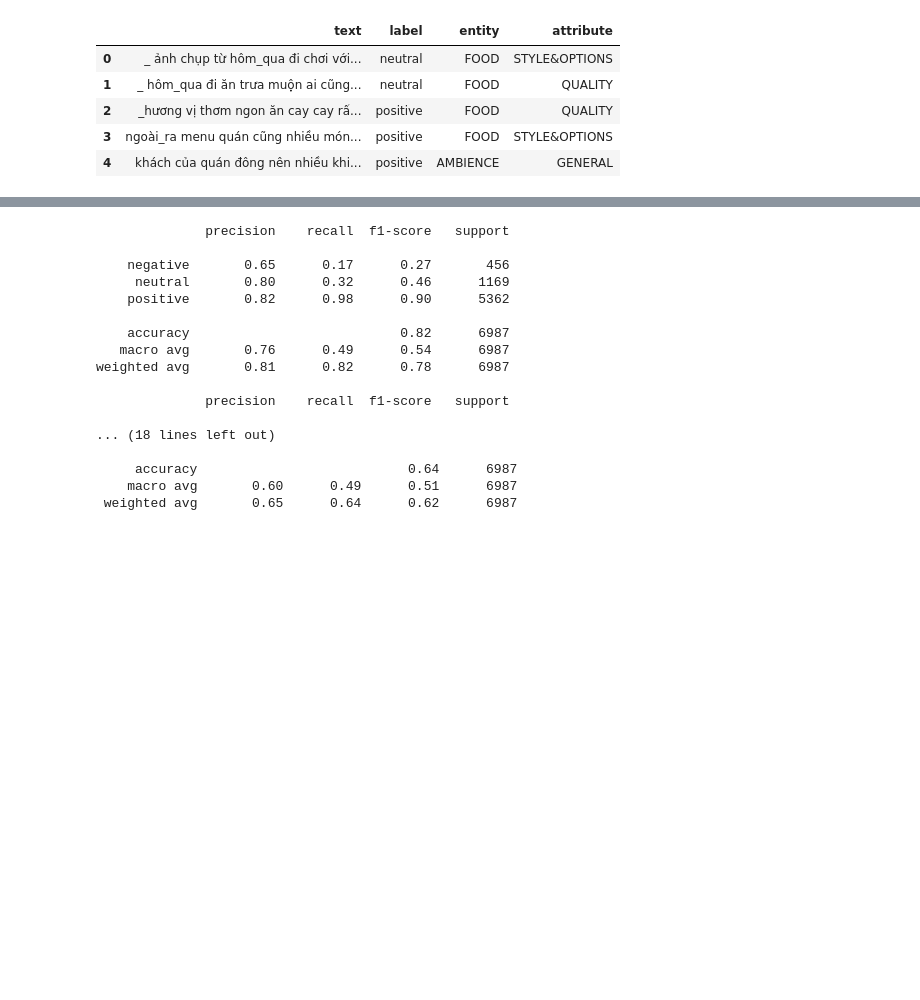
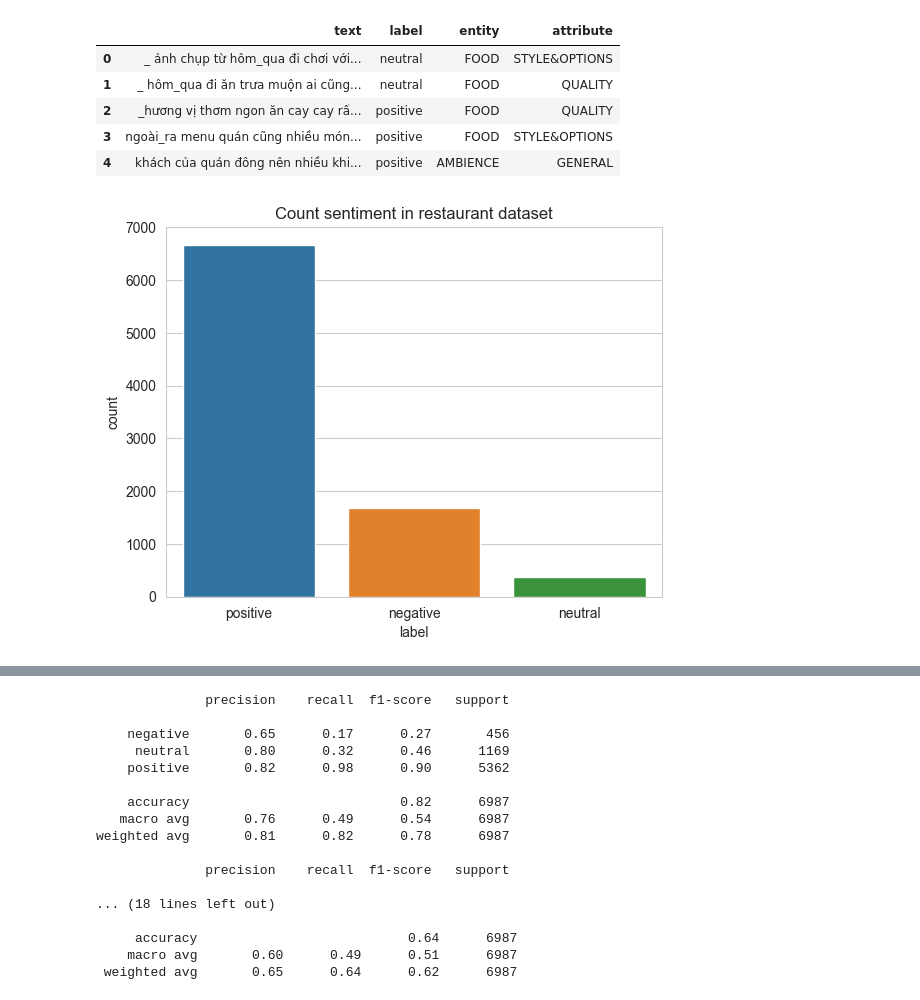
Before and after one commit to 4ursmile/Aspect-Sentiment-Analysis, a Jupyter notebook: Assignment_1-group_4.ipynb, the cells around one changed output, grey strips where cells are left out. Drawn from its saved outputs; the diff is of its cells as text; code cells hidden in the pictures; blank space fills up the shorter version.

```diff
--- a/Assignment_1-group_4.ipynb
+++ b/Assignment_1-group_4.ipynb
@@ -263,3 +377,9 @@ df_res.head(5)
 | 2 | _hương vị thơm ngon ăn cay cay rấ... | positive | FOOD | QUALITY |
 | 3 | ngoài_ra menu quán cũng nhiều món... | positive | FOOD | STYLE&OPTIONS |
 | 4 | khách của quán đông nên nhiều khi... | positive | AMBIENCE | GENERAL |
+# %%
+sns.countplot(df,x='label')
+plt.title("Count sentiment in restaurant dataset")
+plt.show()
+# %% [output]
+[figure, added]
```
Also changed, not shown: parts of 29 cells of this notebook, 1 other file.
